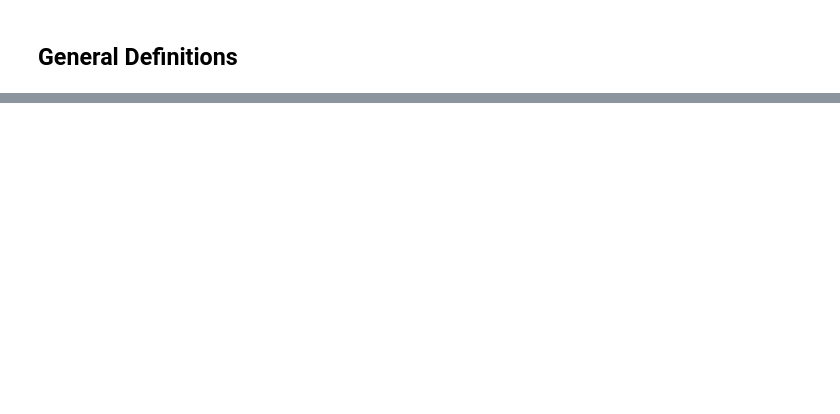
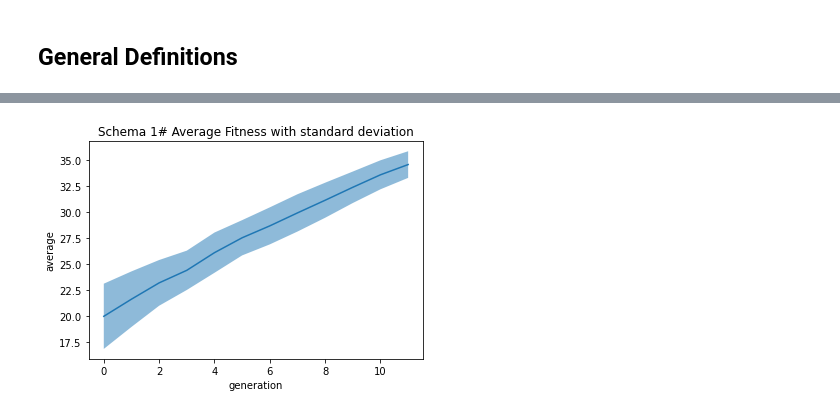
Before and after one commit to efraimdahl/EvolutionaryProgramming, a Jupyter notebook: evocomp.ipynb, the cells around one changed output, grey strips where cells are left out. Saved outputs shown, nothing was run; the diff lists cells and outputs as text; code cells hidden in the pictures; blank space fills up the shorter version.

```diff
--- a/evocomp.ipynb
+++ b/evocomp.ipynb
@@ -552,0 +596,12 @@ plt.show()
+# %%
+fig, ax = plt.subplots()
+ax.fill_between(range(len(average_schema_1)), np.array(average_schema_1) + np.array(std_schema_1), np.array(average_schema_1) - np.array(std_schema_1), alpha=.5, linewidth=0)
+plt.plot(average_schema_1)
+plt.ylabel('average')
+
+plt.xlabel('generation')
+ax.set_title("Schema 1# Average Fitness with standard deviation")
+plt.savefig("schema1.png")
+plt.show()
+# %% [output]
+[figure, added]
```
Also changed, not shown: parts of 17 cells of this notebook, 2 other files.
